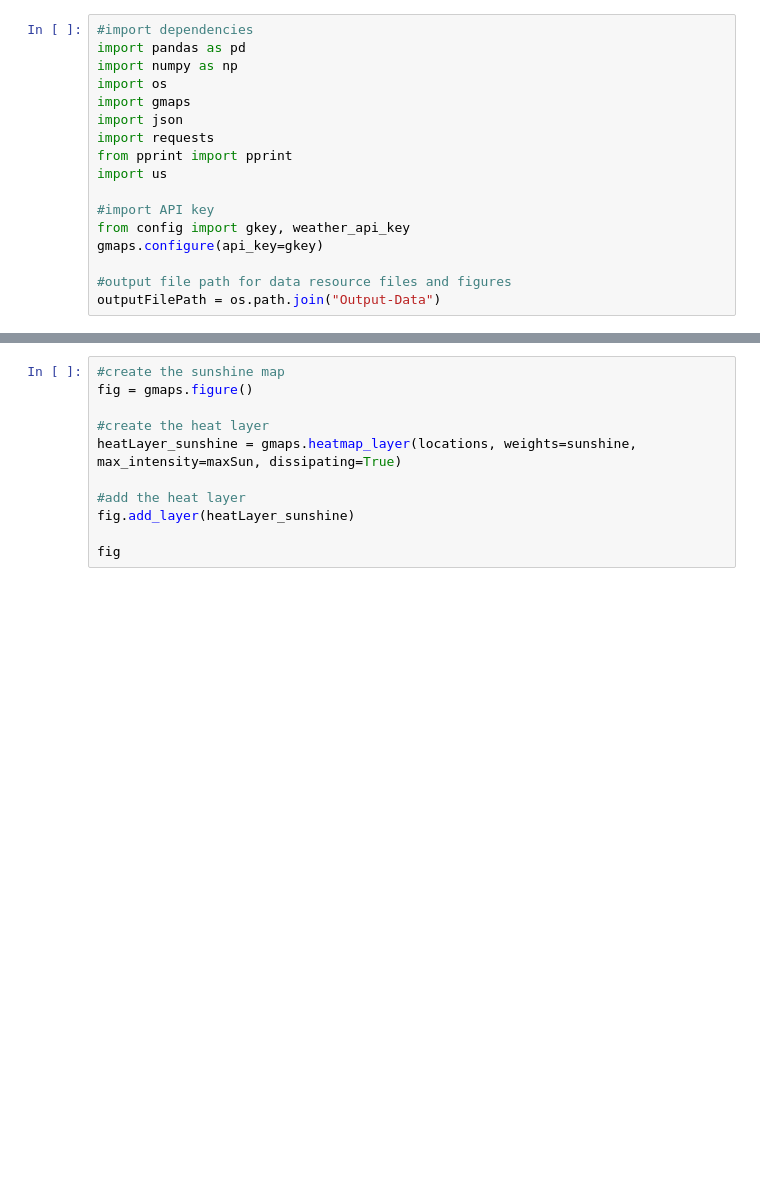
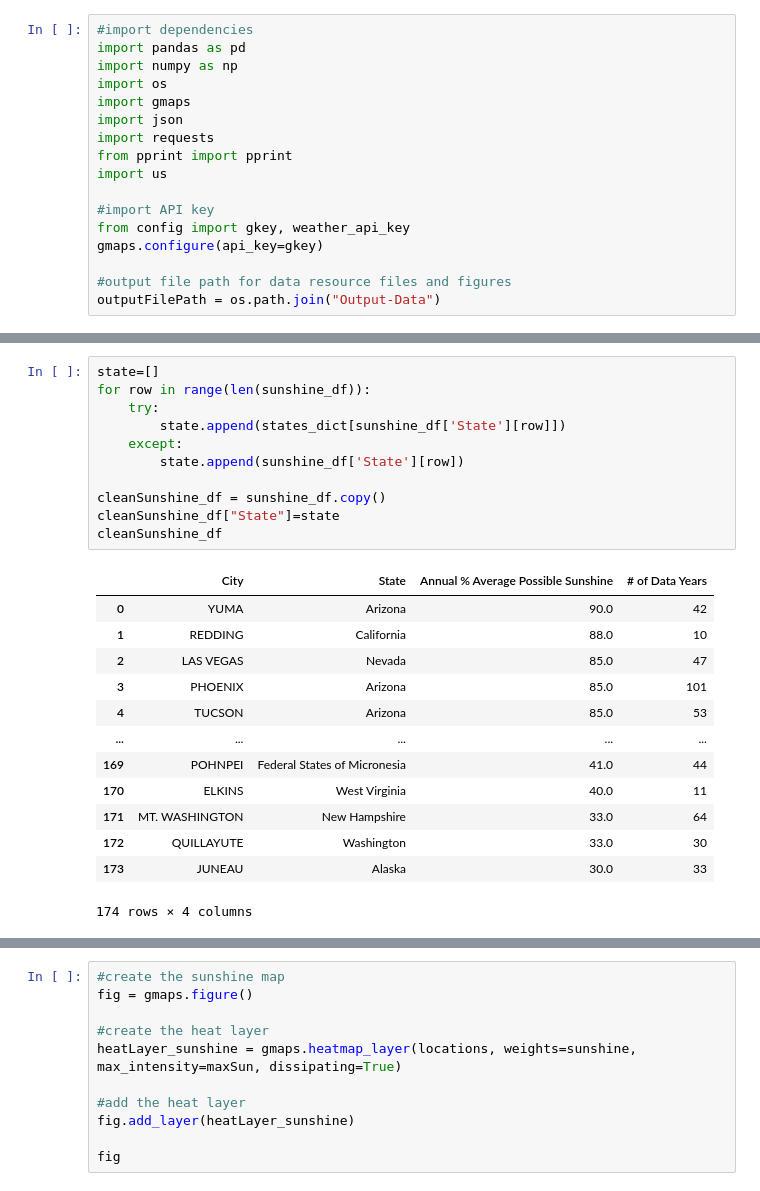
Before and after one commit to msullivan987/Solar_Power-Usage, a Jupyter notebook: Lorelei Tasks/Sunshine Heatmap.ipynb, the cells around one changed output, grey strips where cells are left out. Drawn from its saved outputs; the diff is of its cells as text; blank space fills up the shorter version.

```diff
--- a/Lorelei Tasks/Sunshine Heatmap.ipynb
+++ b/Lorelei Tasks/Sunshine Heatmap.ipynb
@@ -183,0 +142,25 @@ cleanSunshine_df
+# %%
+state=[]
+for row in range(len(sunshine_df)):
+    try:
+        state.append(states_dict[sunshine_df['State'][row]])
+    except:
+        state.append(sunshine_df['State'][row])
+
+cleanSunshine_df = sunshine_df.copy()
+cleanSunshine_df["State"]=state
+cleanSunshine_df
+# %% [output]
+|  | City | State | Annual % Average Possible Sunshine | # of Data Years |
+| 0 | YUMA | Arizona | 90.0 | 42 |
+| 1 | REDDING | California | 88.0 | 10 |
+| 2 | LAS VEGAS | Nevada | 85.0 | 47 |
+| 3 | PHOENIX | Arizona | 85.0 | 101 |
+| 4 | TUCSON | Arizona | 85.0 | 53 |
+| ... | ... | ... | ... | ... |
+| 169 | POHNPEI | Federal States of Micronesia | 41.0 | 44 |
+| 170 | ELKINS | West Virginia | 40.0 | 11 |
+| 171 | MT. WASHINGTON | New Hampshire | 33.0 | 64 |
+| 172 | QUILLAYUTE | Washington | 33.0 | 30 |
+| 173 | JUNEAU | Alaska | 30.0 | 33 |
+174 rows × 4 columns
```
Also changed, not shown: parts of 15 cells of this notebook, 1 other file.
